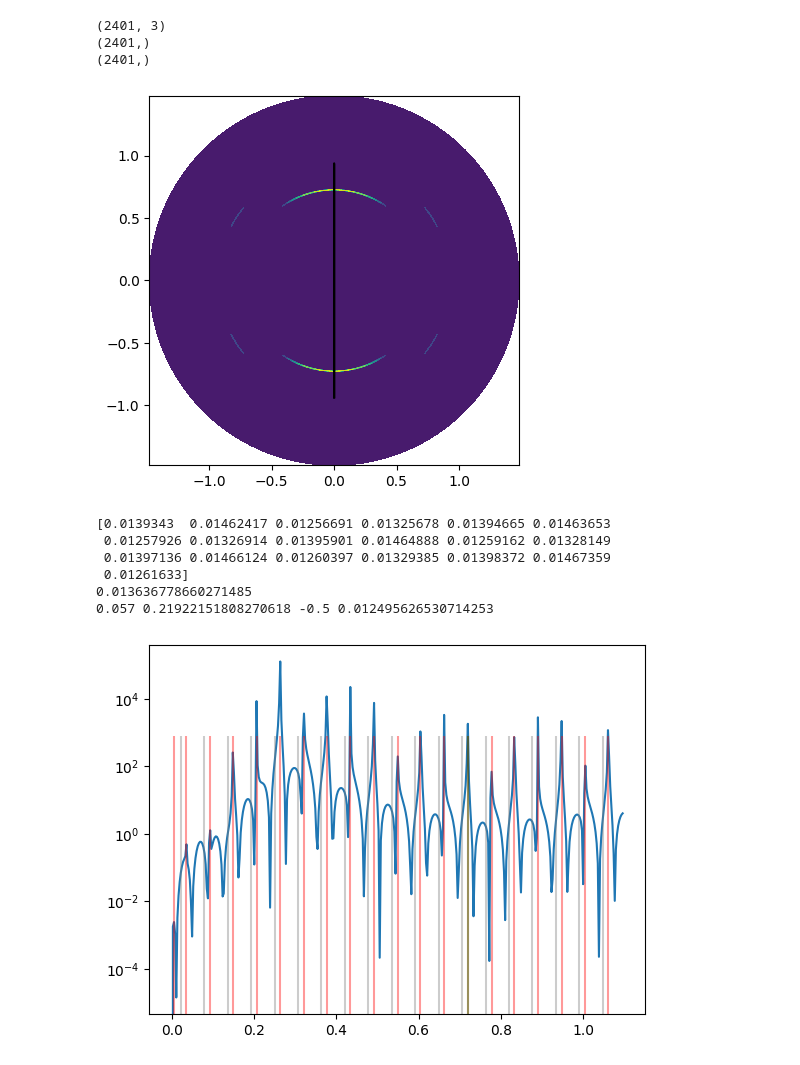
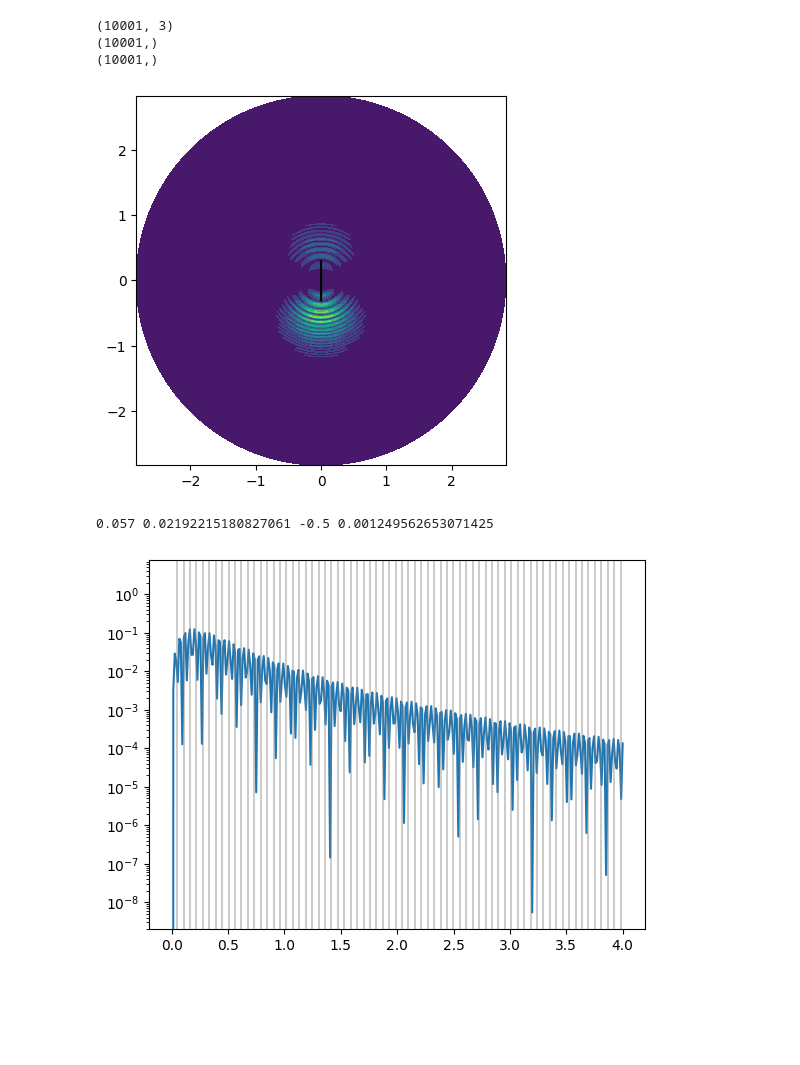
Before and after one commit to nrneubert/UFS, a Jupyter notebook: main_vectorized - Angular integration test cranked.ipynb, the cells around one changed output. Cells and saved outputs as stored; diff of their text form; code cells hidden in the pictures; blank space fills up the shorter version.

```diff
--- a/main_vectorized - Angular integration test cranked.ipynb
+++ b/main_vectorized - Angular integration test cranked.ipynb
@@ -9,11 +9,11 @@ import timeit
 Constants
 """
 # --> Pulse <--
-wl = 0.057                     # au
+wl = 0.057                   # au
 epsilon = 0
-intensity = 1e14 / 3.51e16     # au
+intensity = 1e13 / 3.51e16     # au
 phi = 0
-Nc = 40
+Nc = 20
 T = Nc * 2*np.pi/wl
 
 F0 = np.sqrt(intensity)
@@ -63,7 +58,10 @@ def get_alpha_and_betas(tps: np.array, t0: float, dt: float) :
         A2_of_ts = np.sum(A_of_ts**2, axis=0)  # shape: (len(tps),)
 
         alpha = simpson(y=A_of_ts, x=tgrid)
+        # alpha = np.sum(A_of_ts*dt,axis=0)
         beta = simpson(y=A2_of_ts, x=tgrid)
+        # beta = np.sum(A2_of_ts*dt,axis=0)
+
         #print(beta)
 
         alpha_list[i] = alpha
@@ -101,7 +99,7 @@ def matrix_element(t: float, t0: float, k_y_grid: np.array,k_z_grid: np.array, N
                 print(ts.shape)
                 print(np.dot(alphas, k_vector).shape)
 
-            state = np.exp( -1j*0.5*k2*(ts-t0)
+            state = np.exp( 1j*0.5*k2*(ts-t0)
                            + 1j*np.dot(alphas, k_vector)
                            + 1j*0.5*betas ) * time_evolution(ts, t0)
 
@@ -147,20 +145,21 @@ print(alphas)
 # %%
 
-threshold = 2*np.sqrt(Up)
+# threshold = 200*np.sqrt(Up)
+threshold= 2.
 
-theta = np.linspace(0,2*np.pi,400)
-Es = np.linspace(0,5*Up,400)
+theta = np.linspace(0,2*np.pi,500)
+Es = np.linspace(0,threshold**2,300)
 
 theta_grid,Es_grid = np.meshgrid(theta,Es)
 kgrid = np.sqrt(2*Es_grid)
 ky_grid = kgrid*np.cos(theta_grid)
 kz_grid = kgrid*np.sin(theta_grid)
 
-A_ts,matrix = matrix_element(t=T, t0=0.0, k_y_grid=ky_grid,k_z_grid=kz_grid, N=200,dt=2*np.pi/wl/60)
+A_ts,matrix = matrix_element(t=T, t0=0.0, k_y_grid=ky_grid,k_z_grid=kz_grid, N=200,dt=2*np.pi/wl/500)
 # %% [output]
-(2401, 3)
-(2401,)
-(2401,)
+(10001, 3)
+(10001,)
+(10001,)
 # %%
 # Z,Y = np.meshgrid(k_zs, k_ys)
 # print(Y)
@@ -179,36 +178,32 @@ ax.set_aspect("equal")
 #     førstepeak = np.sqrt(energy)
 #     plt.plot(førstepeak*np.cos(vinkler),førstepeak*np.sin(vinkler))
 # %% [output]
-[figure, old version]
+[figure, new version]
 # %%
 from scipy.signal import find_peaks
 dtheta = np.diff(theta)[0]
 dpdE = np.sum(matrix*dtheta*kgrid,axis=1)
 
 plt.plot(Es,dpdE)
 plt.yscale("log")
 # plt.xlim(1,20)
 
-
 ns = np.arange(0,100,1)
 expect_peaks = (E0-Up)+ns*wl
-peaks = find_peaks(dpdE,distance = 10)[0]
-plt.vlines(Es[peaks],0,800,colors="red",alpha=0.4)
-idx = np.logical_and(expect_peaks<1.1,expect_peaks>0.)
+peaks = find_peaks(dpdE,distance = 20)[0]
+# plt.vlines(Es[peaks],0,800,colors="red",alpha=0.4)
+idx = np.logical_and(expect_peaks<4,expect_peaks>0.)
 plt.vlines(expect_peaks[idx],0,800,colors="grey",alpha=0.4)
-plt.vlines(-(E0-Up),0,800,colors="green",alpha=0.4)
+# plt.vlines(2.0,0,1,color="k")
+# print(Up)
+# plt.vlines(-(E0-Up),0,800,colors="green",alpha=0.4)
 
-print(Es[peaks[1:]]-expect_peaks[idx])
-print(np.mean(Es[peaks[1:]]-expect_peaks[idx]))
+# print(Es[peaks]-expect_peaks[idx]+wl)
+# print(np.mean(Es[peaks]-expect_peaks[idx]+wl))
 print(wl,Up,E0,wl*Up)
 # %% [output]
-[0.0139343  0.01462417 0.01256691 0.01325678 0.01394665 0.01463653
- 0.01257926 0.01326914 0.01395901 0.01464888 0.01259162 0.01328149
- 0.01397136 0.01466124 0.01260397 0.01329385 0.01398372 0.01467359
- 0.01261633]
-0.013636778660271485
-0.057 0.21922151808270618 -0.5 0.012495626530714253
+0.057 0.02192215180827061 -0.5 0.001249562653071425
-[figure, old version]
+[figure, new version]
 # %%
 
 xs = np.linspace(0,10*Up,100000)
```
Also changed, not shown: parts of 5 cells of this notebook.
